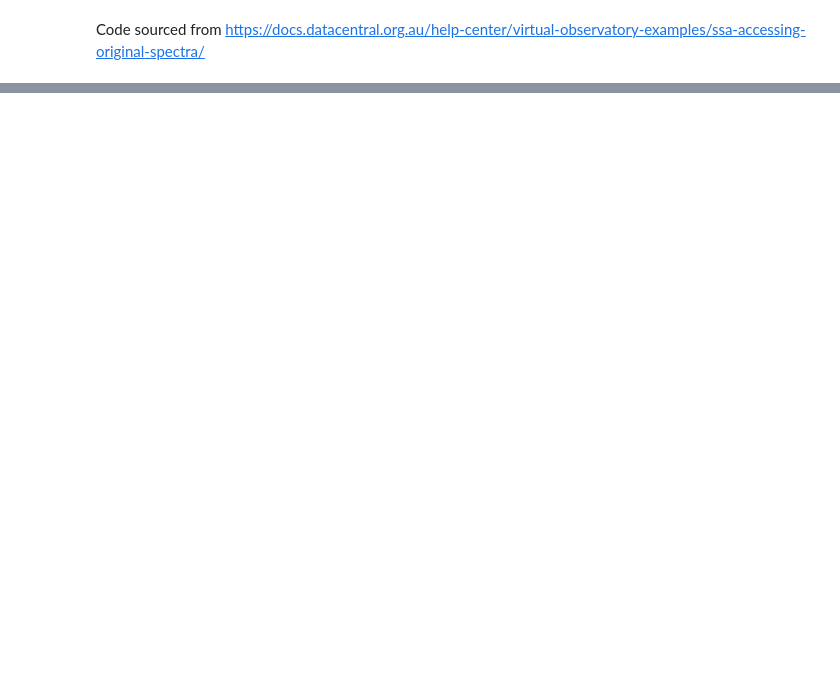
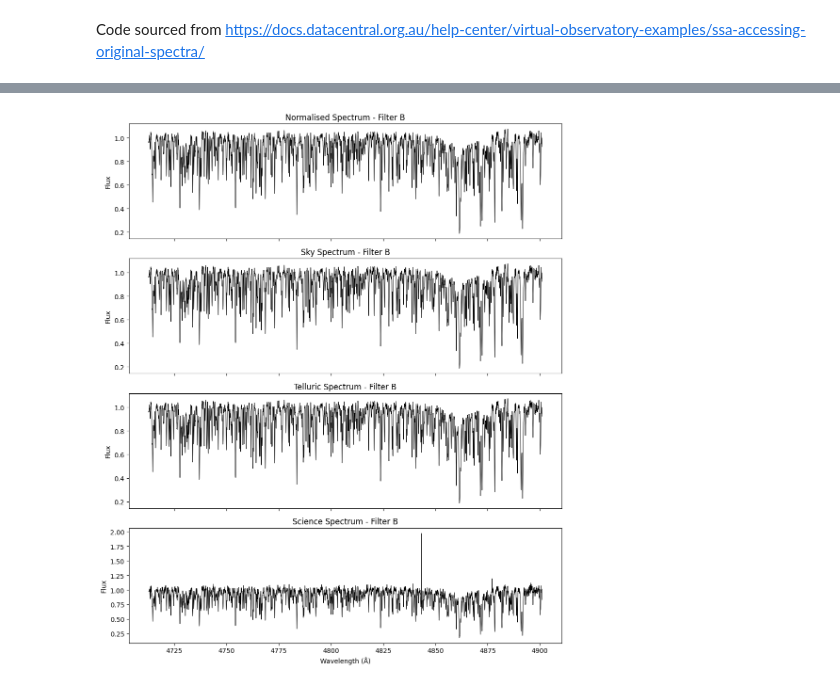
Before and after one commit to eyu22/BL2025, a Jupyter notebook: simple_spectrum_demo.ipynb, the cells around one changed output, grey strips where cells are left out. Drawn from its saved outputs; the diff is of its cells as text; code cells hidden in the pictures; blank space fills up the shorter version.

```diff
--- a/simple_spectrum_demo.ipynb
+++ b/simple_spectrum_demo.ipynb
@@ -237,0 +114,12 @@ WARNING: UnitsWarning: 'Angstroms' did not parse as fits unit: At col 0, Unit 'A
+# %%
+# Assuming you already have the table from SSA:
+first_url = df.loc[5, "access_url"] + "&RESPONSEFORMAT=fits"
+first_url = 'https://datacentral.org.au/vo/slink/links?ID=161116001701343&DR=galah_dr4&IDX=0&FILT=V&DPSUBTYPE=sky&RESPONSEFORMAT=fits'
+
+# Download the FITS file
+response = requests.get(first_url)
+hdul = fits.open(BytesIO(response.content))
+
+# Print HDU info to see what extensions exist
+hdul.info()
+hdul[0].header  # or use print(hdul[0].header)
@@ -237,0 +213,43 @@ WARNING: UnitsWarning: 'Angstroms' did not parse as fits unit: At col 0, Unit 'A
+# %%
+import matplotlib.pyplot as plt
+from astropy.io import fits
+from specutils import Spectrum1D
+from astropy.visualization import quantity_support
+from io import BytesIO
+import requests
+
+quantity_support()
+
+# === SETTINGS ===
+object_id = "161116001701343"
+filt = "B"
+subtypes = ["normalised", "sky", "telluric", "science"]
+titles = ["Normalised", "Sky", "Telluric", "Science"]
+base_url = "https://datacentral.org.au/vo/slink/links"
+
+# === SETUP PLOTS ===
+fig, axs = plt.subplots(len(subtypes), 1, figsize=(10, 12), sharex=True)
+fig.subplots_adjust(hspace=0.4)
+
+for i, subtype in enumerate(subtypes):
+    ax = axs[i]
+    url = (
+        f"{base_url}?ID={object_id}&DR=galah_dr4&IDX=0"
+        f"&FILT={filt}&DPSUBTYPE={subtype}&RESPONSEFORMAT=fits"
+    )
+    try:
+        response = requests.get(url)
+        response.raise_for_status()
+        spec = Spectrum1D.read(BytesIO(response.content), format="wcs1d-fits")
+        ax.plot(spec.wavelength, spec.flux, color='black', lw=0.7)
+        ax.set_title(f"{titles[i]} Spectrum - Filter {filt}")
+        ax.set_ylabel("Flux")
+    except Exception as e:
+        ax.set_title(f"{titles[i]} Spectrum - Filter {filt} (Unavailable)")
+        ax.text(0.5, 0.5, "No data", transform=ax.transAxes,
+                ha='center', va='center', fontsize=12, color='red')
+
+axs[-1].set_xlabel("Wavelength (Å)")
+plt.tight_layout()
+plt.show()
+# %% [output]
@@ -237,0 +264 @@ WARNING: UnitsWarning: 'Angstroms' did not parse as fits unit: At col 0, Unit 'A
+[figure, added]
```
Also changed, not shown: parts of 14 cells of this notebook.
